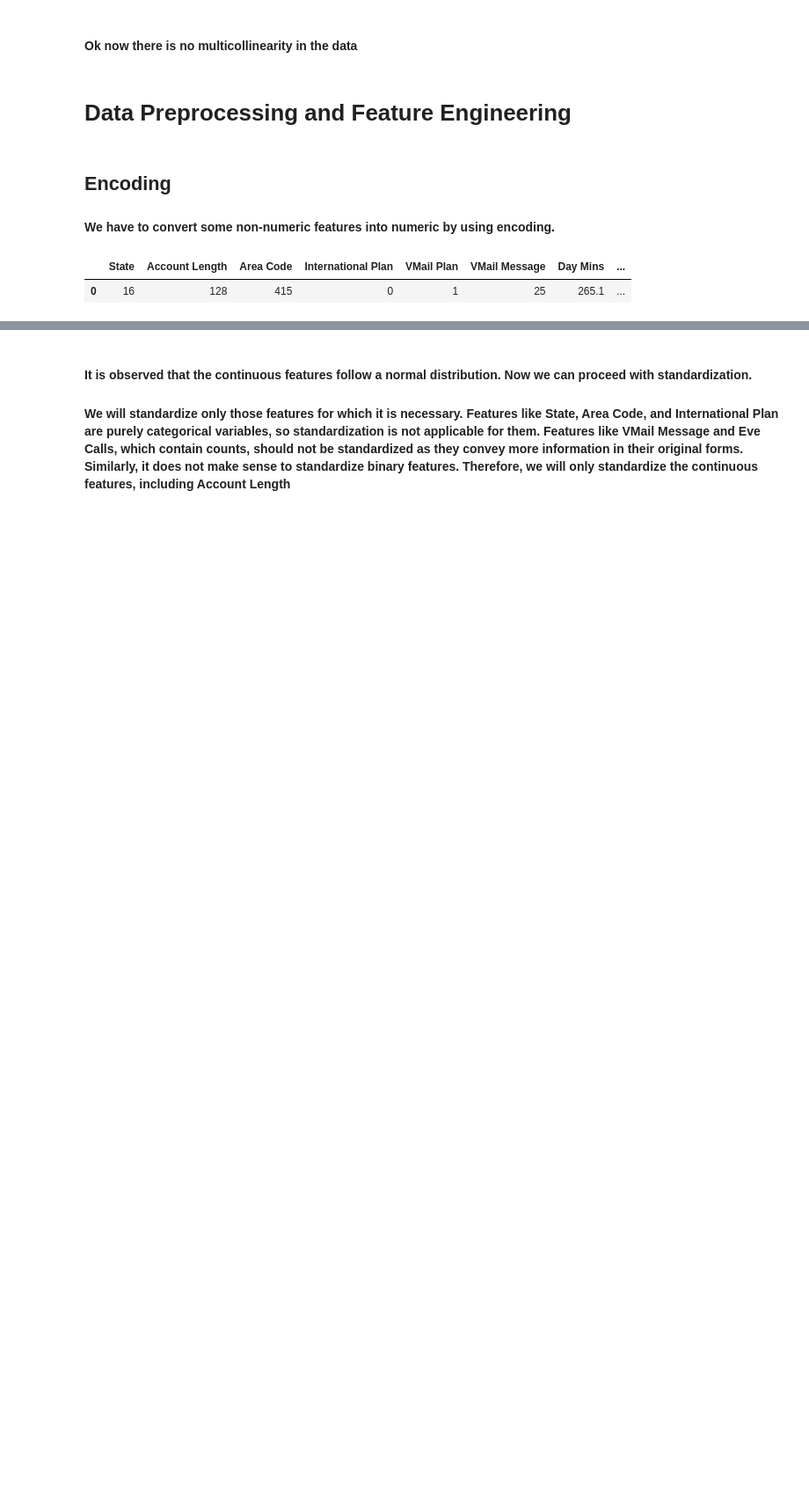
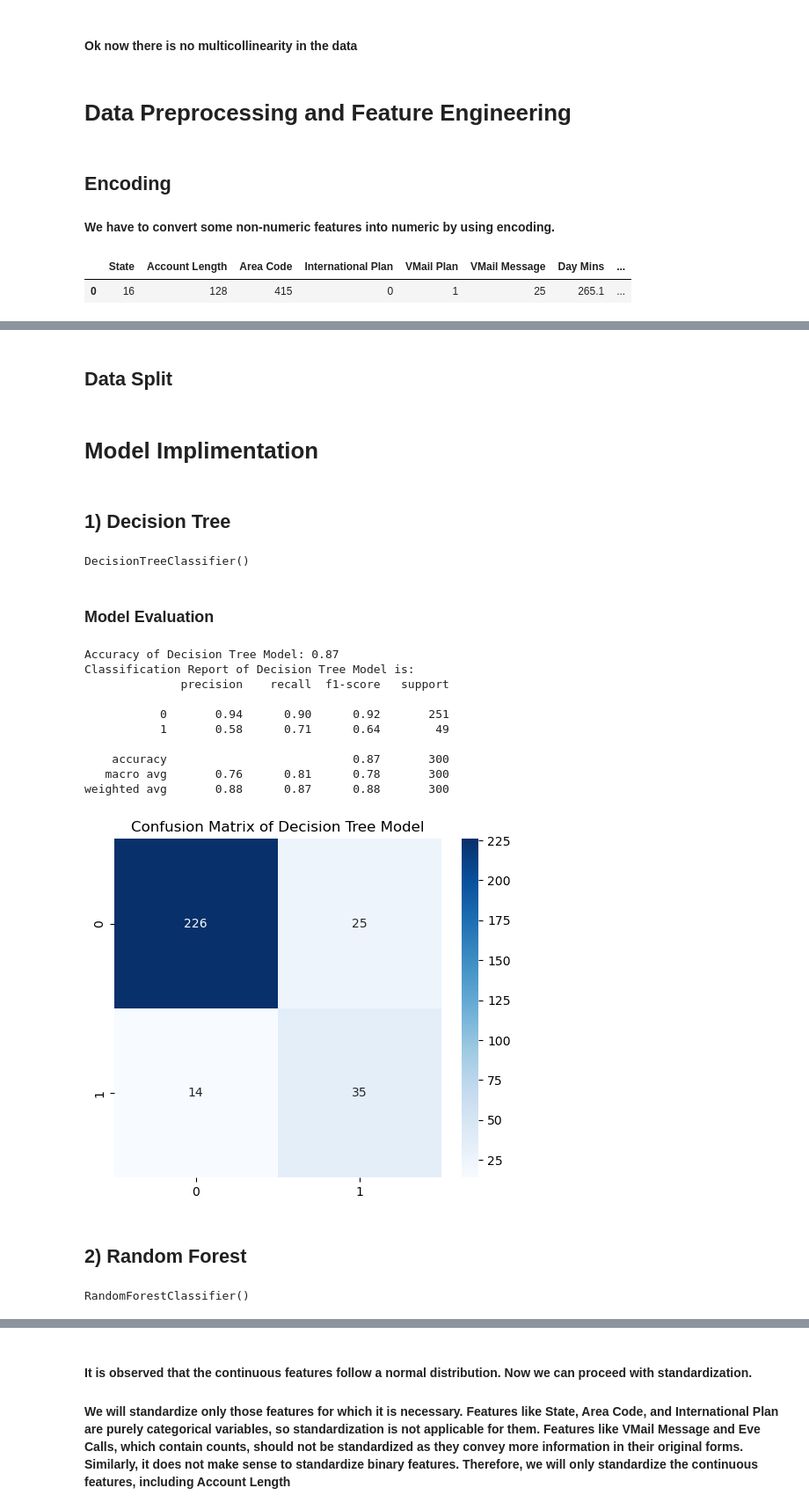
Before and after one commit to SweetyDhas/Live-Project, a Jupyter notebook: No Churn Telecom Project/No_Churn_Telecom.ipynb, the cells around one changed output, grey strips where cells are left out. Shown at 88% size. Cells and saved outputs as stored; diff of their text form; code cells hidden in the pictures; blank space fills up the shorter version.

```diff
--- a/No Churn Telecom Project/No_Churn_Telecom.ipynb
+++ b/No Churn Telecom Project/No_Churn_Telecom.ipynb
@@ -523,0 +543,19 @@ df_new.head(1)
+# %% [markdown]
+## Data Split
+# %%
+from sklearn.model_selection import train_test_split
+X=df_new.iloc[:, : -1]
+y=df_new.iloc[:, -1]
+X_train, X_test, y_train, y_test = train_test_split(X, y, test_size=0.3, random_state=42)
+# %% [markdown]
+# Model Implimentation
+# %% [markdown]
+## 1) Decision Tree
+# %%
+from sklearn.tree import DecisionTreeClassifier
+tree_model = DecisionTreeClassifier()
+tree_model.fit(X_train, y_train)
+# %% [output]
+DecisionTreeClassifier()
+# %% [markdown]
+### Model Evaluation
@@ -523,0 +564,39 @@ df_new.head(1)
+# %%
+from sklearn.metrics import classification_report, confusion_matrix, accuracy_score
+
+# Predicting with the Decision Tree Model
+y_pred_tree = tree_model.predict(X_test)
+
+# Evaluate the model
+Accuracy_tree_model = accuracy_score(y_test, y_pred_tree)
+CM_tree_model = confusion_matrix(y_test, y_pred_tree)
+Report_tree_model = classification_report(y_test, y_pred_tree)
+
+print(f'Accuracy of Decision Tree Model: {Accuracy_tree_model}')
+print(f'Classification Report of Decision Tree Model is: \n{Report_tree_model}')
+
+# Plot the confusion matrix
+plt.figure(figsize=(6, 5))
+sns.heatmap(CM_tree_model, annot=True, fmt='d', cmap='Blues')
+plt.title('Confusion Matrix of Decision Tree Model')
+plt.show()
+# %% [output]
+Accuracy of Decision Tree Model: 0.87
+Classification Report of Decision Tree Model is:
+              precision    recall  f1-score   support
+
+           0       0.94      0.90      0.92       251
+           1       0.58      0.71      0.64        49
+
+    accuracy                           0.87       300
+   macro avg       0.76      0.81      0.78       300
+weighted avg       0.88      0.87      0.88       300
+[figure, added]
+# %% [markdown]
+## 2) Random Forest
+# %%
+from sklearn.ensemble import RandomForestClassifier
+rf_model = RandomForestClassifier()
+rf_model.fit(X_train, y_train)
+# %% [output]
+RandomForestClassifier()
```
Also changed, not shown: parts of 12 cells of this notebook.
